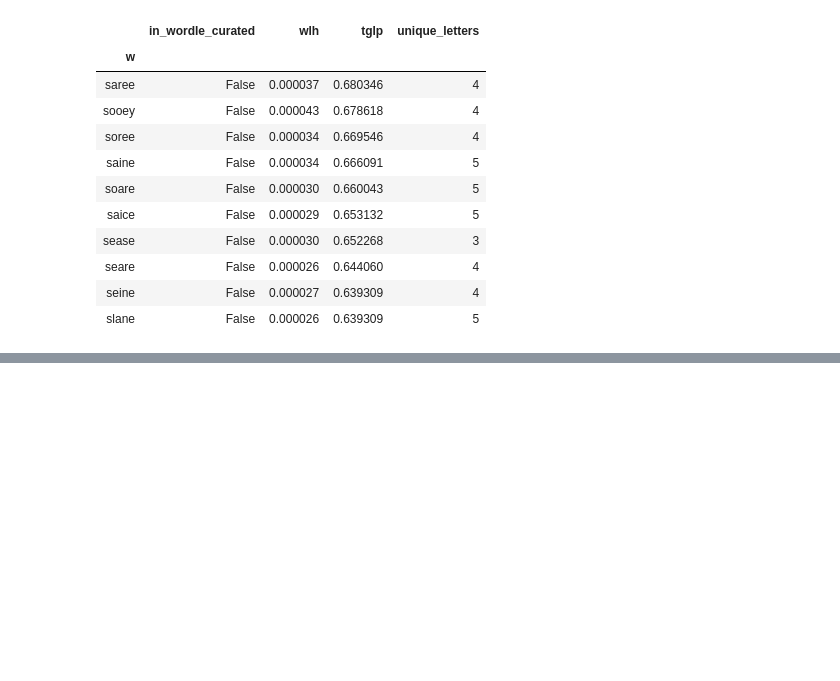
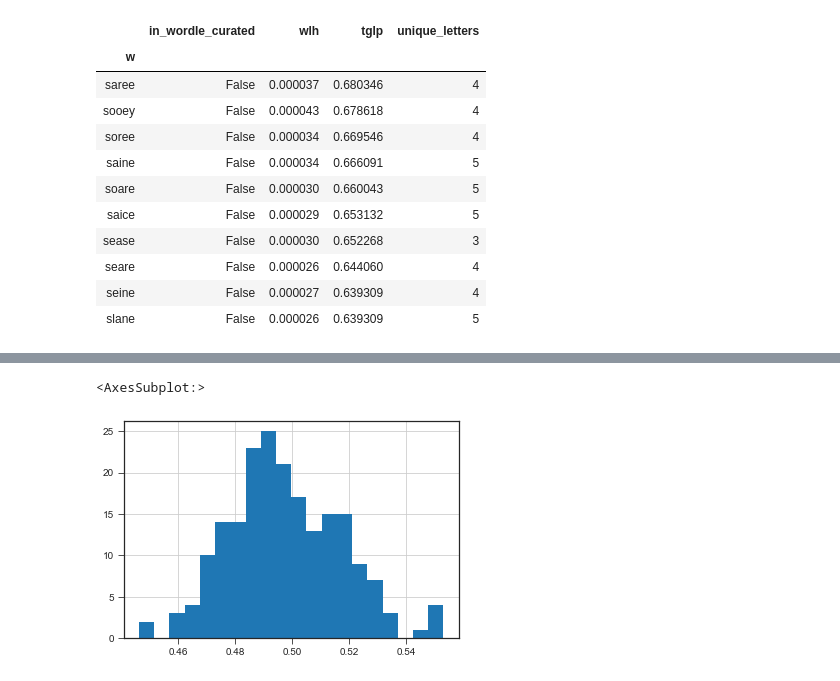
Before and after one commit to benton-anderson/wordle-opt, a Jupyter notebook: notebooks/BJA-02.4-make-guess-sequences.ipynb, the cells around one changed output, grey strips where cells are left out. Saved outputs shown, nothing was run; the diff lists cells and outputs as text; code cells hidden in the pictures; blank space fills up the shorter version.

```diff
--- a/notebooks/BJA-02.4-make-guess-sequences.ipynb
+++ b/notebooks/BJA-02.4-make-guess-sequences.ipynb
@@ -240,0 +352,5 @@ result
+# %%
+df['mean_tglp3'].hist(bins=20)
+# %% [output]
+<AxesSubplot:>
+[figure, added]
```
Also changed, not shown: parts of 12 cells of this notebook.
